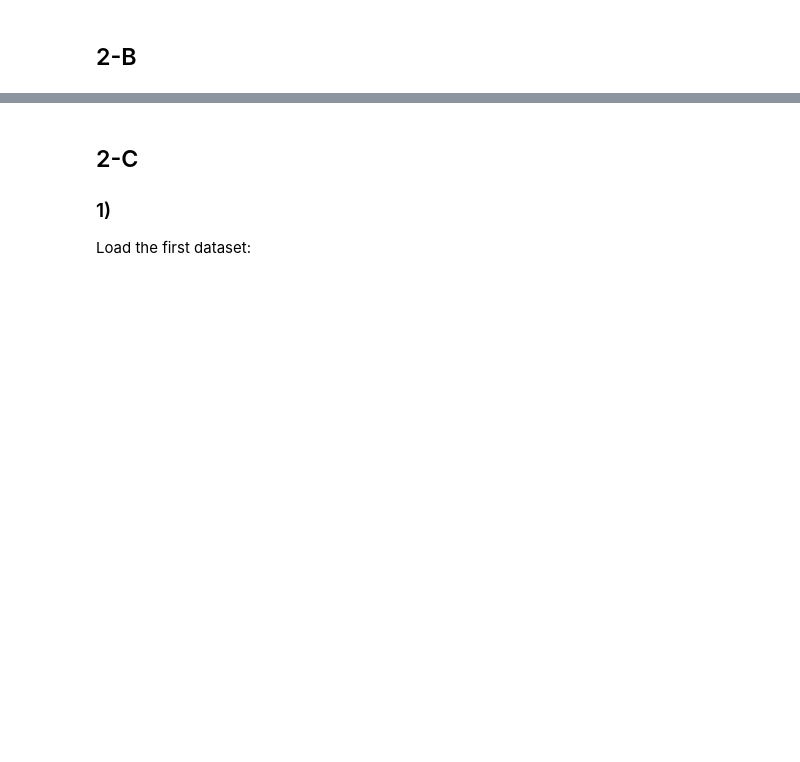
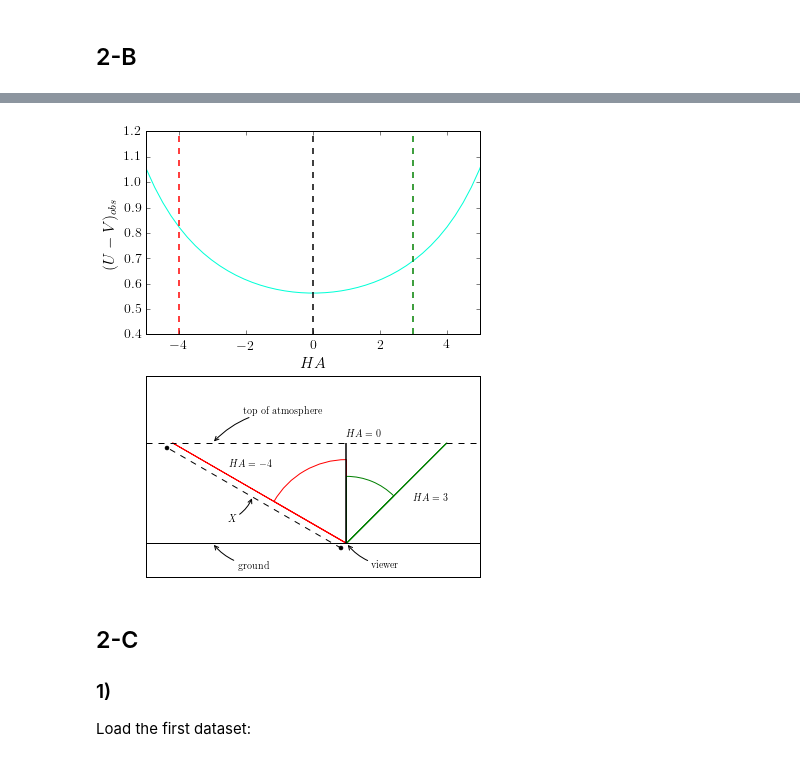
Before and after one commit to jhaux/AstroTech, a Jupyter notebook: zettel2/pic/plots.ipynb, the cells around one changed output, grey strips where cells are left out. Saved outputs shown, nothing was run; the diff lists cells and outputs as text; code cells hidden in the pictures; blank space fills up the shorter version.

```diff
--- a/zettel2/pic/plots.ipynb
+++ b/zettel2/pic/plots.ipynb
@@ -14,3 +42,79 @@ m0V = 5*np.log10(610) - 5 +
+# %%
+def plotX(ax, H, start=2, toa=3, c='k'):
+    H_d = h2deg(H)
+    if H < 0:
+        H_d += 0
+        wedge = mpatches.Wedge((0,0), start,  360+90, 360+90-H_d, color=c,fill=False)
+    else:
+        H_d += 0
+        wedge = mpatches.Wedge((0,0), start, H_d, 360+90, color=c,fill=False)
+    H_r = h2rad(H)
+    ax.arrow(0,0,toa*np.tan(H_r),toa, head_width=0., head_length=0., fc='k', ec=c)
+    ax.add_artist(wedge)
+# %%
+Hs = h2deg(np.linspace(-12, 12, 100))
+Hx = np.linspace(-12, 12, 100)
+UmVo = [UmVobs(h, m0V, m0U) for h in Hs]
+fig, (ax, ax2) = plt.subplots(2,1, figsize=(6,8))
+#ax.plot(Hx, X(Hs), label='X')
+ax.plot(Hx, UmVo, label='U-V')
+
+ax.axvline(-4, color='r', ls='--', lw=1.5)
+ax.axvline(0, color='k', ls='--', lw=1.5)
+ax.axvline(3, color='g', ls='--', lw=1.5)
+
+ax.set_xlim(-5,5)
+ax.set_ylim(0.4,1.2)
+
+ax.set_xlabel('$HA$')
+ax.set_ylabel('$(U-V)_{obs}$')
+
+toa = 3   # top of atmospere
+angle = -45
+ax2.axhline(0, color='k')
+ax2.axhline(toa, color='k', ls='--')
+plotX(ax2, -4, 2.5, c='r')
+plotX(ax2, 3, 2, c='g')
+ax2.arrow(0,0,0,toa, head_width=0., head_length=0, fc='k', ec='k', lw=1.5)
+ax2.text(-3.5, 2.3, '$HA=-4$')
+ax2.text(0, 3.2, '$HA=0$')
+ax2.text(2, 1.3, '$HA=3$')
+ax2.annotate('top of atmosphere',
+            xy=(-4, toa), xycoords='data',
+            xytext=(30, 30), textcoords='offset points',
+            arrowprops=dict(arrowstyle="->",
+                            connectionstyle="arc3,rad=.2")
+           )
+ax2.annotate('ground',
+            xy=(-4, 0), xycoords='data',
+            xytext=(25, -25), textcoords='offset points',
+            arrowprops=dict(arrowstyle="->",
+                            connectionstyle="arc3,rad=-.2")
+           )
+ax2.annotate('viewer',
+            xy=(0, 0), xycoords='data',
+            xytext=(25, -25), textcoords='offset points',
+            arrowprops=dict(arrowstyle="->",
+                            connectionstyle="arc3,rad=-.2")
+           )
+
+s = 0.15
+ax2.plot([-s,toa*np.tan(h2rad(-4))-s], [ -s, toa-s], 'k--', marker='o', ms=4)
+ax2.annotate('$X$',
+            xy=(-2.8, 1.4), xycoords='data',
+            xytext=(-25, -25), textcoords='offset points',
+            arrowprops=dict(arrowstyle="->",
+                            connectionstyle="arc3,rad=.2")
+           )
+ax2.set_ylim(-1,5)
+ax2.set_xlim(-6,4)
+ax2.set_aspect(1)
+ax2.set_xticks([])
+ax2.set_yticks([])
+
+fig.savefig('umv.pdf')
+# %% [output]
+[figure, added]
 # %% [markdown]
 ## 2-C
 ### 1)
```
Also changed, not shown: parts of 3 cells of this notebook, 1 other file.
